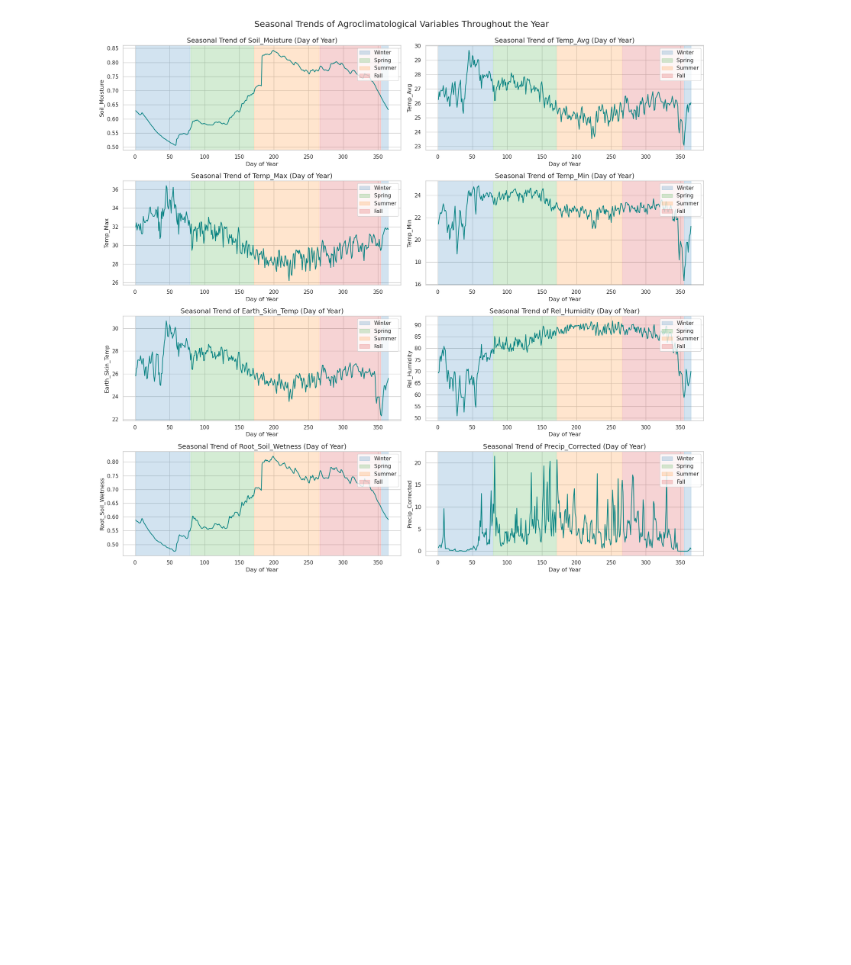
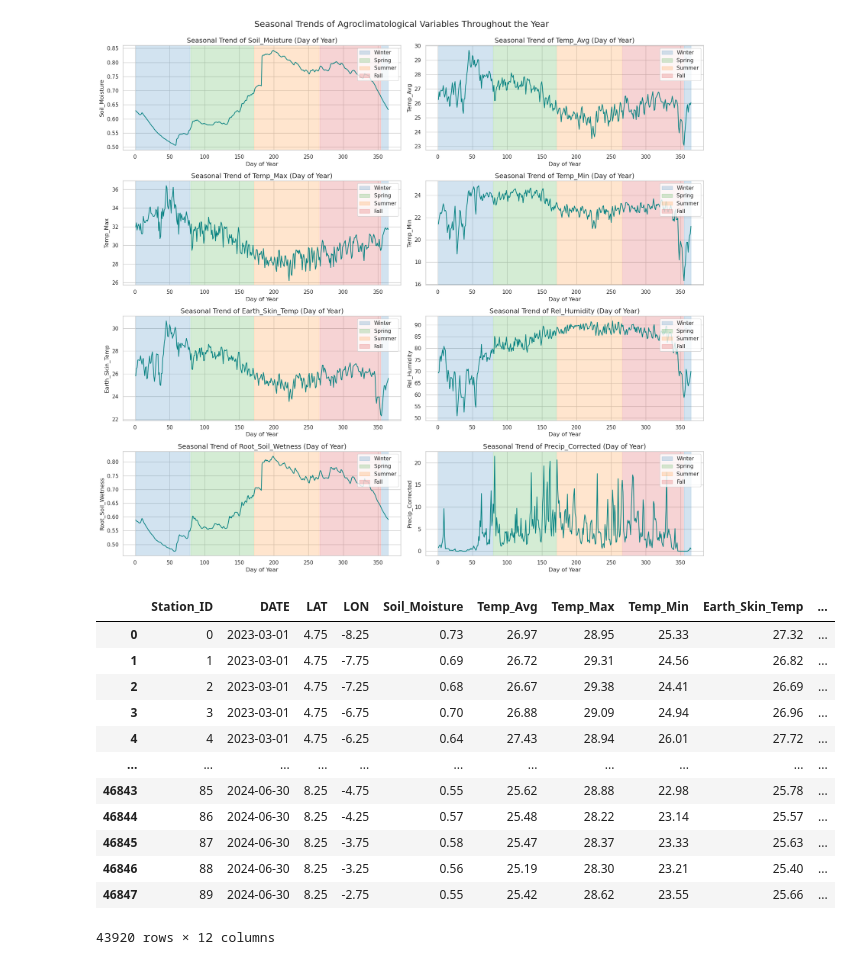
Before and after one commit to jak-weston/Cocoa-Futures-Analysis, a Jupyter notebook: NASA_Data.ipynb, the cells around one changed output. Saved outputs shown, nothing was run; the diff lists cells and outputs as text; code cells hidden in the pictures; blank space fills up the shorter version.

Commit message:
added station 0

```diff
--- a/NASA_Data.ipynb
+++ b/NASA_Data.ipynb
@@ -157,3 +157,25 @@ plt.suptitle("Seasonal Trends of Agroclimatological Variables Throughout the Yea
 plt.show()
 # %% [output]
 [figure]
+# %%
+# Create a new df where we assign stations to each LAT, LON
+station_df = df.copy()
+station_df['Station_ID'] = station_df.groupby(['LAT', 'LON']).ngroup()
+column_order = ['Station_ID'] + [col for col in station_df.columns if col != 'Station_ID']
+station_df = station_df[column_order]
+
+station_df
+# %% [output]
+|  | Station_ID | DATE | LAT | LON | Soil_Moisture | Temp_Avg | Temp_Max | Temp_Min | Earth_Skin_Temp | ... |
+| 0 | 0 | 2023-03-01 | 4.75 | -8.25 | 0.73 | 26.97 | 28.95 | 25.33 | 27.32 | ... |
+| 1 | 1 | 2023-03-01 | 4.75 | -7.75 | 0.69 | 26.72 | 29.31 | 24.56 | 26.82 | ... |
+| 2 | 2 | 2023-03-01 | 4.75 | -7.25 | 0.68 | 26.67 | 29.38 | 24.41 | 26.69 | ... |
+| 3 | 3 | 2023-03-01 | 4.75 | -6.75 | 0.70 | 26.88 | 29.09 | 24.94 | 26.96 | ... |
+| 4 | 4 | 2023-03-01 | 4.75 | -6.25 | 0.64 | 27.43 | 28.94 | 26.01 | 27.72 | ... |
+| ... | ... | ... | ... | ... | ... | ... | ... | ... | ... | ... |
+| 46843 | 85 | 2024-06-30 | 8.25 | -4.75 | 0.55 | 25.62 | 28.88 | 22.98 | 25.78 | ... |
+| 46844 | 86 | 2024-06-30 | 8.25 | -4.25 | 0.57 | 25.48 | 28.22 | 23.14 | 25.57 | ... |
+| 46845 | 87 | 2024-06-30 | 8.25 | -3.75 | 0.58 | 25.47 | 28.37 | 23.33 | 25.63 | ... |
+| 46846 | 88 | 2024-06-30 | 8.25 | -3.25 | 0.56 | 25.19 | 28.30 | 23.21 | 25.40 | ... |
+| 46847 | 89 | 2024-06-30 | 8.25 | -2.75 | 0.55 | 25.42 | 28.62 | 23.55 | 25.66 | ... |
+43920 rows × 12 columns
```
Also changed, not shown: parts of 1 cell of this notebook.
